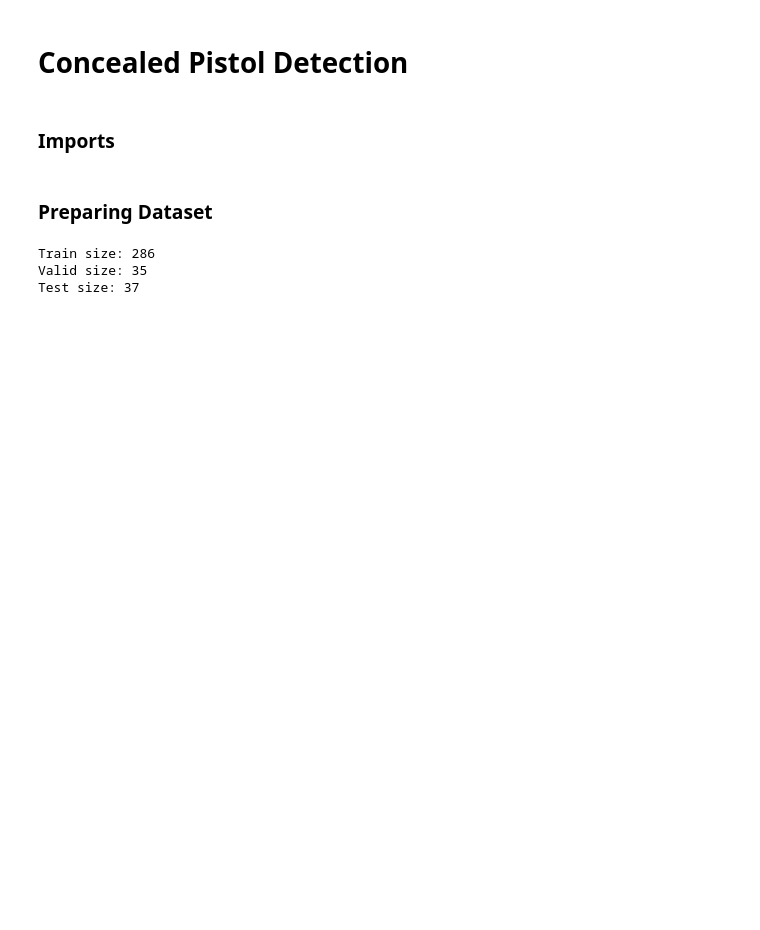
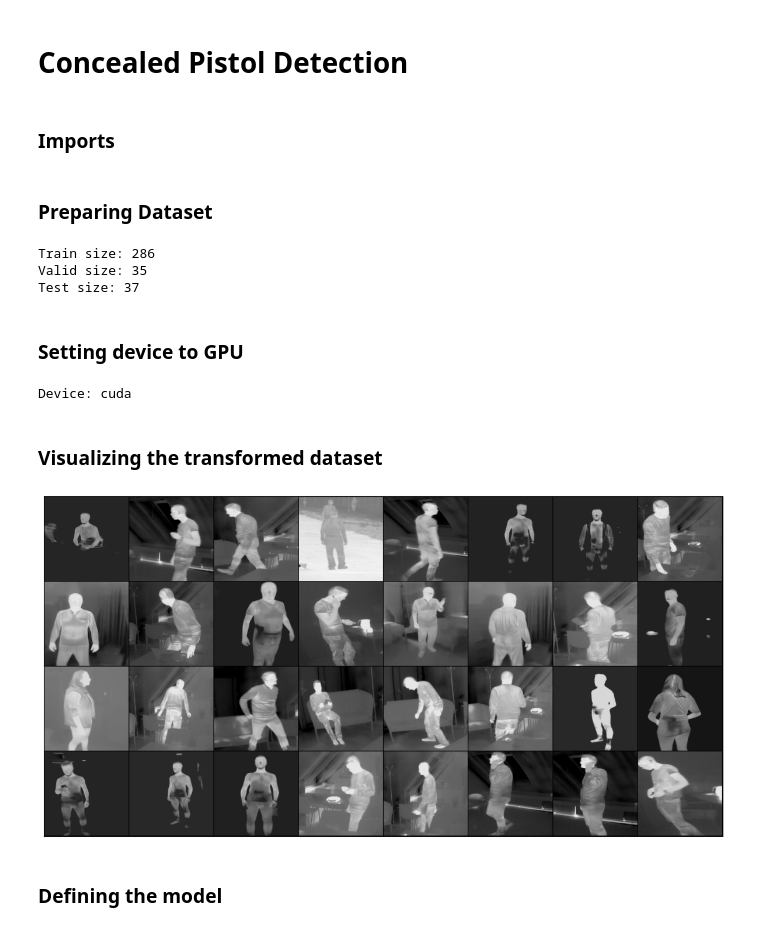
Before and after one commit to NikolaTunguz/Team-02-Capstone-Project, a Jupyter notebook: Models/ConcealedPistolDetection.ipynb, the cells around one changed output. Cells and saved outputs as stored; diff of their text form; code cells hidden in the pictures; blank space fills up the shorter version.

Commit message:
Defining the model

```diff
--- a/Models/ConcealedPistolDetection.ipynb
+++ b/Models/ConcealedPistolDetection.ipynb
@@ -69,3 +67,33 @@ num_classes = 2
 Train size: 286
 Valid size: 35
 Test size: 37
+# %% [markdown]
+### Setting device to GPU
+# %%
+#setting device to gpu if availible
+if torch.cuda.is_available():
+    device = torch.device("cuda")
+else:
+    device = torch.device("cpu")
+
+#confirm device
+print("Device:", device)
+# %% [output]
+Device: cuda
+# %% [markdown]
+### Visualizing the transformed dataset
+# %%
+#plotting a grid of a single batch
+def show_batch(dataLoader):
+    for images, labels in dataLoader:
+        fig, ax = plt.subplots(figsize = (15, 10))
+        ax.set_xticks([])
+        ax.set_yticks([])
+        ax.imshow(make_grid(images, nrow = 8).permute(1, 2, 0))
+        break
+
+show_batch(train_dl)
+# %% [output]
+[figure, added]
+# %% [markdown]
+### Defining the model
```
Also changed, not shown: parts of 4 cells of this notebook.
